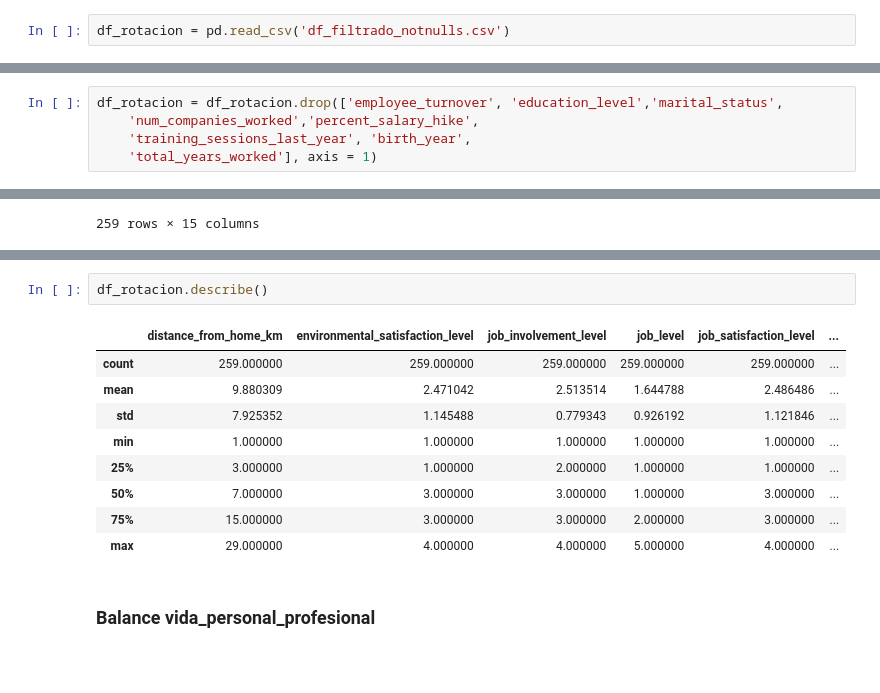
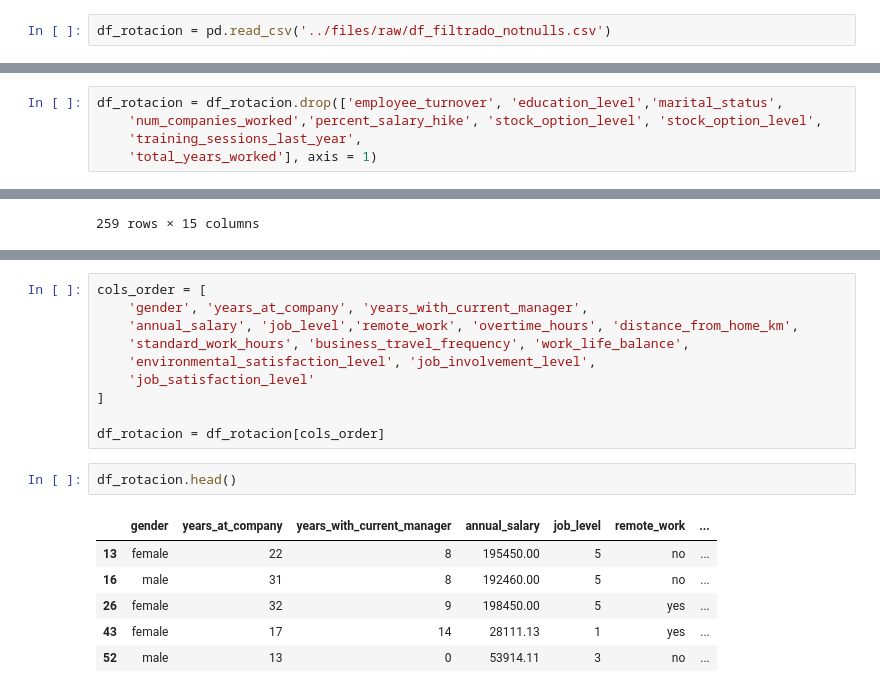
Before and after one commit to dianapgomez/mentalhealth_tableau, a Jupyter notebook: notebooks/analisis_rotacion.ipynb, the cells around one changed output, grey strips where cells are left out. Drawn from its saved outputs; the diff is of its cells as text; blank space fills up the shorter version.

Commit message:
rotacio

```diff
--- a/notebooks/analisis_rotacion.ipynb
+++ b/notebooks/analisis_rotacion.ipynb
@@ -24,4 +24,4 @@ pd.set_option('display.max_columns', None) # para poder visualizar todas las col
 import warnings
 warnings.filterwarnings("ignore")
 # %%
-df_rotacion = pd.read_csv('df_filtrado_notnulls.csv')
+df_rotacion = pd.read_csv('../files/raw/df_filtrado_notnulls.csv')
@@ -72,8 +70,8 @@ yes    259
 Name: count, dtype: int64
 # %%
 df_rotacion = df_rotacion.drop(['employee_turnover', 'education_level','marital_status',
-    'num_companies_worked','percent_salary_hike',
-    'training_sessions_last_year', 'birth_year',
+    'num_companies_worked','percent_salary_hike', 'stock_option_level', 'stock_option_level',
+    'training_sessions_last_year',
     'total_years_worked'], axis = 1)
 # %%
 df_rotacion
@@ -165,14 +101,19 @@ Dato: 'annual_salary','work_life_balance'
+# %%
+cols_order = [
+    'gender', 'years_at_company', 'years_with_current_manager',
+    'annual_salary', 'job_level','remote_work', 'overtime_hours', 'distance_from_home_km',
+    'standard_work_hours', 'business_travel_frequency', 'work_life_balance',
+    'environmental_satisfaction_level', 'job_involvement_level',
+    'job_satisfaction_level'
+]
+
+df_rotacion = df_rotacion[cols_order]
 # %%
-df_rotacion.describe()
+df_rotacion.head()
 # %% [output]
-|  | distance_from_home_km | environmental_satisfaction_level | job_involvement_level | job_level | job_satisfaction_level | ... |
-| count | 259.000000 | 259.000000 | 259.000000 | 259.000000 | 259.000000 | ... |
-| mean | 9.880309 | 2.471042 | 2.513514 | 1.644788 | 2.486486 | ... |
-| std | 7.925352 | 1.145488 | 0.779343 | 0.926192 | 1.121846 | ... |
-| min | 1.000000 | 1.000000 | 1.000000 | 1.000000 | 1.000000 | ... |
-| 25% | 3.000000 | 1.000000 | 2.000000 | 1.000000 | 1.000000 | ... |
-| 50% | 7.000000 | 3.000000 | 3.000000 | 1.000000 | 3.000000 | ... |
-| 75% | 15.000000 | 3.000000 | 3.000000 | 2.000000 | 3.000000 | ... |
-| max | 29.000000 | 4.000000 | 4.000000 | 5.000000 | 4.000000 | ... |
+|  | gender | years_at_company | years_with_current_manager | annual_salary | job_level | remote_work | ... |
+| 13 | female | 22 | 8 | 195450.00 | 5 | no | ... |
+| 16 | male | 31 | 8 | 192460.00 | 5 | no | ... |
+| 26 | female | 32 | 9 | 198450.00 | 5 | yes | ... |
+| 43 | female | 17 | 14 | 28111.13 | 1 | yes | ... |
+| 52 | male | 13 | 0 | 53914.11 | 3 | no | ... |
-# %% [markdown]
-### Balance vida_personal_profesional
```
Also changed, not shown: parts of 54 cells of this notebook.
